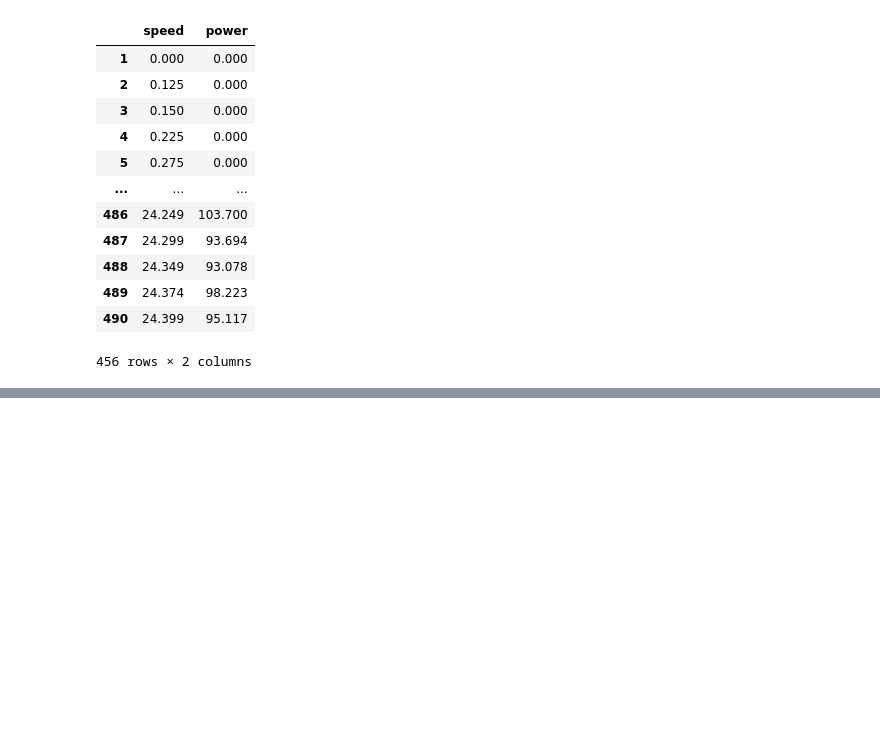
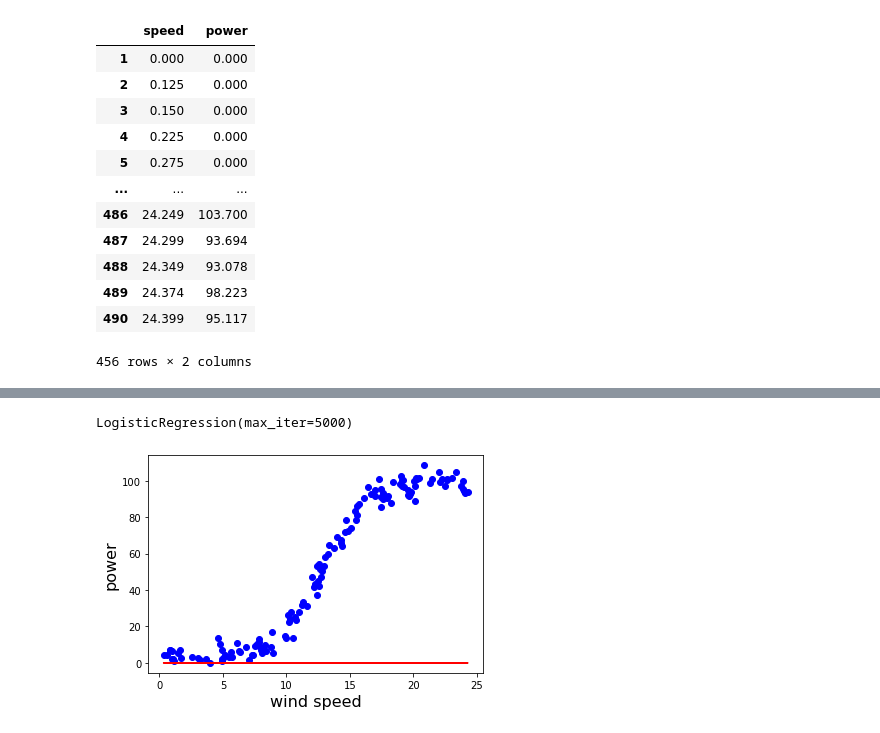
Before and after one commit to radekv23/power-production, a Jupyter notebook: power-production.ipynb, the cells around one changed output, grey strips where cells are left out. Drawn from its saved outputs; the diff is of its cells as text; code cells hidden in the pictures; blank space fills up the shorter version.

```diff
--- a/power-production.ipynb
+++ b/power-production.ipynb
@@ -482,3 +482,14 @@ update
 | 489 | 24.374 | 98.223 |
 | 490 | 24.399 | 95.117 |
 456 rows × 2 columns
+# %%
+x_train,x_test,y_train,y_test = train_test_split(update[['speed']],update.power,test_size = 0.3)
+# %%
+log = LogisticRegression(max_iter=5000)
+# %%
+lab_enc = preprocessing.LabelEncoder()
+y_train_encoded = lab_enc.fit_transform(y_train)
+print(y_train_encoded)
+print(utils.multiclass.type_of_target(y_train))
+print(utils.multiclass.type_of_target(y_train.astype('int')))
+print(utils.multiclass.type_of_target(y_train_encoded))
@@ -484,0 +514,4 @@ update
+# %%
+log.fit(x_train, y_train_encoded)
+# %% [output]
+LogisticRegression(max_iter=5000)
@@ -484,0 +520,8 @@ update
+# %%
+plt.xlabel('wind speed',fontsize = 16)
+plt.ylabel('power',fontsize = 16)
+plt.scatter(x_test,y_test, color='blue')
+plt.plot(x_test,log.predict_proba(x_test)[:,1],color = 'r')
+plt.show()
+# %% [output]
+[figure, added]
```
Also changed, not shown: parts of 29 cells of this notebook.
